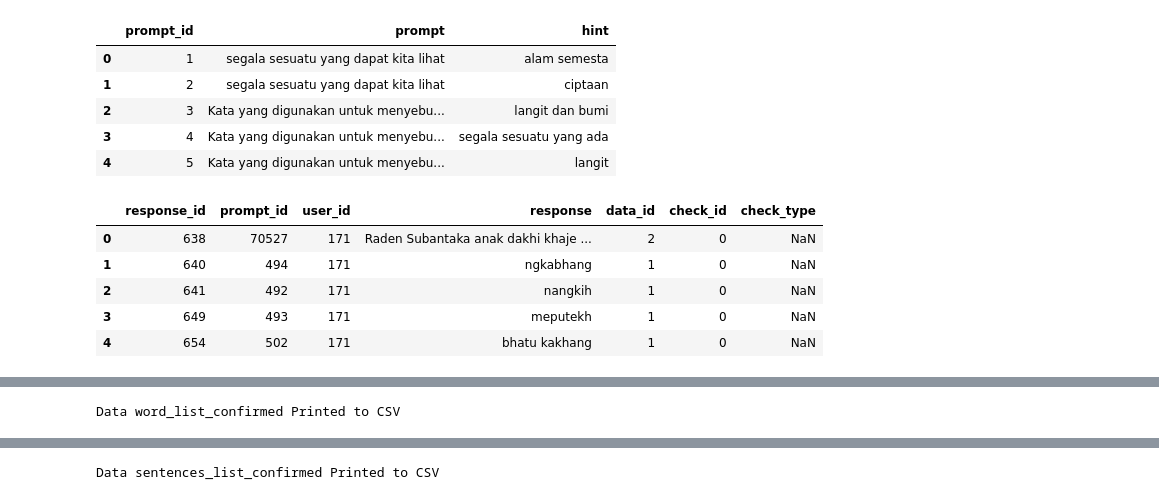
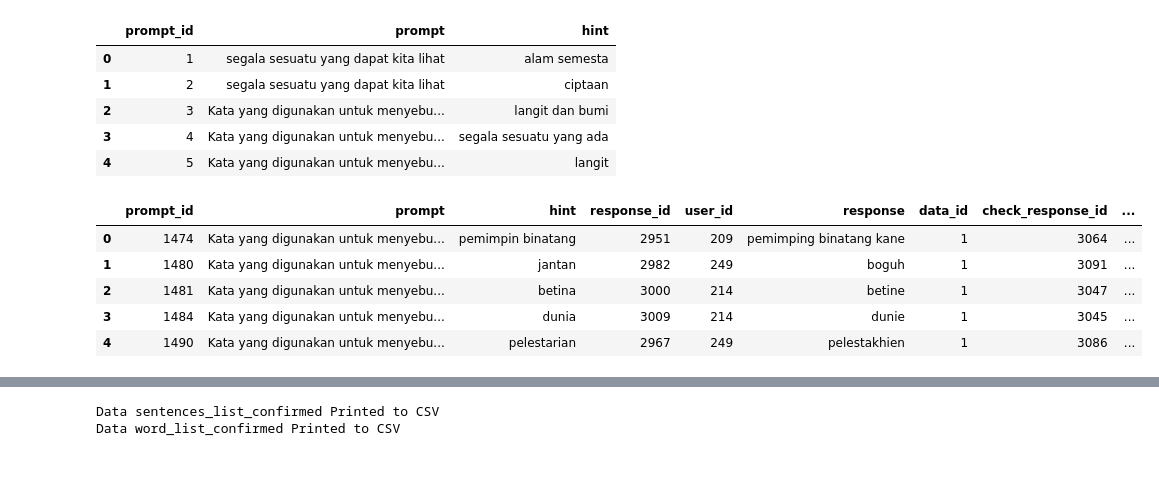
Before and after one commit to khaz-dev/data-questions, a Jupyter notebook: data-questions.ipynb, the cells around one changed output, grey strips where cells are left out. Saved outputs shown, nothing was run; the diff lists cells and outputs as text; code cells hidden in the pictures; blank space fills up the shorter version.

Commit message:
add confirm list from manual check

```diff
--- a/data-questions.ipynb
+++ b/data-questions.ipynb
@@ -723,17 +723,24 @@ Connection succesfully.....
 # %%
 q16_df = duckdb.query("SELECT response_id, prompt_id, user_id, response, data_id, check_id, check_type FROM df WHERE Confirmed == 'yes';").df()
 alas_df = duckdb.query("SELECT * FROM q16_df WHERE check_id = 0;").df()
 indo_df = duckdb.query("SELECT * FROM q16_df WHERE check_id <> 0;").df()
 
 sentences_join_df = duckdb.query("SELECT al.response_id, al.prompt_id, al.user_id, al.response, al.data_id, ind.response_id AS 'check_response_id', ind.user_id AS 'check_user_id', ind.response AS 'check_response', ind.check_type  FROM alas_df AS al INNER JOIN indo_df AS ind ON al.response_id = ind.check_id;").df()
 final_join = duckdb.query("SELECT * FROM prompt_df AS pr INNER JOIN sentences_join_df AS sj ON pr.prompt_id = sj.prompt_id;").df()
 final_join = final_join.drop('prompt_id_2', axis=1)
-final_join.head()
+
+manual_df = duckdb.query("SELECT * FROM q16_df WHERE user_id = 0;").df()
+manual_join_df = duckdb.query("SELECT * FROM prompt_df AS pr INNER JOIN manual_df AS mn ON pr.prompt_id = mn.prompt_id;").df()
+manual_join_df = manual_join_df.drop(['prompt_id_2', 'check_id'], axis=1)
+
+final_full_join = pd.concat([final_join, manual_join_df], ignore_index = True, sort = False)
+final_full_join[['check_response_id', 'check_user_id']] = final_full_join[['check_response_id', 'check_user_id']].fillna(0).astype(np.int64)
+final_full_join.head()
 # %% [output]
-|  | response_id | prompt_id | user_id | response | data_id | check_id | check_type |
-| 0 | 638 | 70527 | 171 | Raden Subantaka anak dakhi khaje ... | 2 | 0 | NaN |
-| 1 | 640 | 494 | 171 | ngkabhang | 1 | 0 | NaN |
-| 2 | 641 | 492 | 171 | nangkih | 1 | 0 | NaN |
-| 3 | 649 | 493 | 171 | meputekh | 1 | 0 | NaN |
-| 4 | 654 | 502 | 171 | bhatu kakhang | 1 | 0 | NaN |
+|  | prompt_id | prompt | hint | response_id | user_id | response | data_id | check_response_id | ... |
+| 0 | 1474 | Kata yang digunakan untuk menyebu... | pemimpin binatang | 2951 | 209 | pemimping binatang kane | 1 | 3064 | ... |
+| 1 | 1480 | Kata yang digunakan untuk menyebu... | jantan | 2982 | 249 | boguh | 1 | 3091 | ... |
+| 2 | 1481 | Kata yang digunakan untuk menyebu... | betina | 3000 | 214 | betine | 1 | 3047 | ... |
+| 3 | 1484 | Kata yang digunakan untuk menyebu... | dunia | 3009 | 214 | dunie | 1 | 3045 | ... |
+| 4 | 1490 | Kata yang digunakan untuk menyebu... | pelestarian | 2967 | 249 | pelestakhien | 1 | 3086 | ... |
 # %%
@@ -747,9 +754,4 @@ word_list_confirmed.head()
 | 2 | 1481 | Kata yang digunakan untuk menyebu... | betina | 3000 | 214 | betine | 3047 | 249 | ... |
 | 3 | 1484 | Kata yang digunakan untuk menyebu... | dunia | 3009 | 214 | dunie | 3045 | 249 | ... |
 | 4 | 1490 | Kata yang digunakan untuk menyebu... | pelestarian | 2967 | 249 | pelestakhien | 3086 | 209 | ... |
-# %%
-# Convert dataframe to CSV
-print_csv(word_list_confirmed, 'word_list_confirmed')
-# %% [output]
-Data word_list_confirmed Printed to CSV
 # %%
@@ -766,5 +768,8 @@ sentences_list_confirmed.head()
 # %%
 # Convert dataframe to CSV
 print_csv(sentences_list_confirmed, 'sentences_list_confirmed')
+
+print_csv(word_list_confirmed, 'word_list_confirmed')
 # %% [output]
 Data sentences_list_confirmed Printed to CSV
+Data word_list_confirmed Printed to CSV
```
Also changed, not shown: parts of 13 cells of this notebook.
